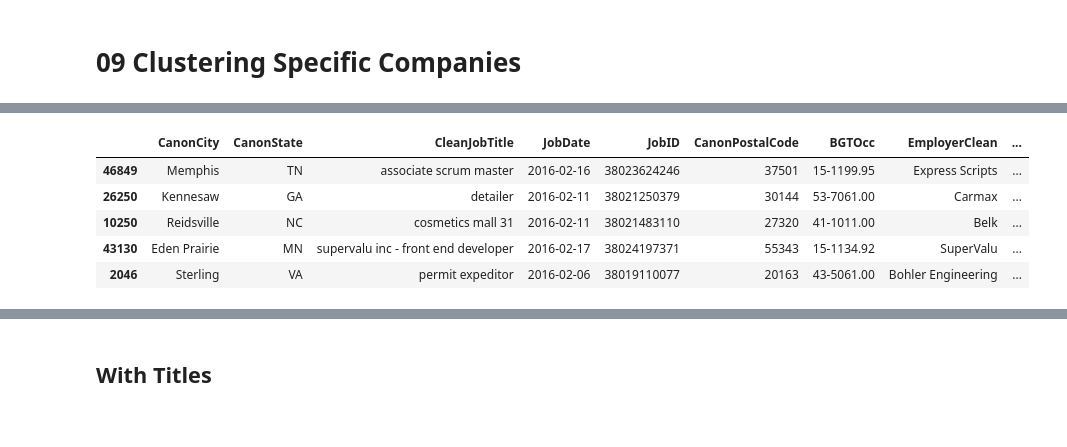
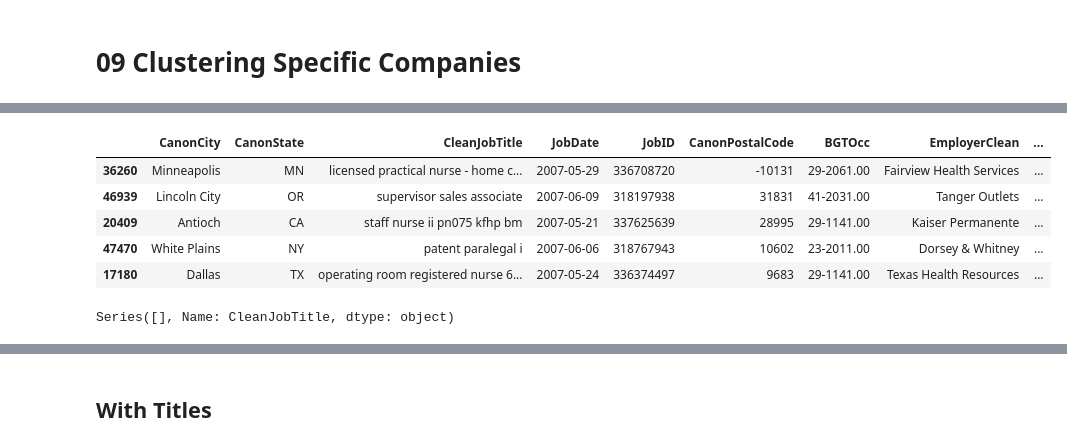
Before and after one commit to ramonprz01/bg-insead-project, a Jupyter notebook: analysis/approach_8/09_kmeans.ipynb, the cells around one changed output, grey strips where cells are left out. Drawn from its saved outputs; the diff is of its cells as text; code cells hidden in the pictures.

```diff
--- a/analysis/approach_8/09_kmeans.ipynb
+++ b/analysis/approach_8/09_kmeans.ipynb
@@ -25,10 +26,10 @@ csv.field_size_limit(10000000)
 # %%
 client = Client(processes=False)
 # %%
-path = '~/Dropbox/Burning Glass/Data/companies_76k/filtered_data_16/'
+path = '~/Dropbox/Burning Glass/Data/companies_76k/filtered_data_07/'
 path_out = '~/Dropbox/Burning Glass/Analysis/approach_8'
-num = 16
-fil_num = '06'
+num = 7
+fil_num = '05'
 # %%
 col_names = ['JobID', 'CleanJobTitle', 'CanonCity', 'CanonState', 'CanonPostalCode',
              'BGTOcc', 'clean_text', 'EmployerClean', 'JobDate']
@@ -43,11 +44,17 @@ to_remove = ['Assistant Manager', 'Deputy Manager', 'Manager', 'Senior Manager',
              'President', 'Chief']
 to_remove_low = [word.lower() for word in to_remove]
 # %%
-def remove_titles(doc):
-    tokens = nltk.word_tokenize(doc)
-    filtered_tokens = [token for token in tokens if token not in to_remove_low]
-    clean = ' '.join(filtered_tokens)
-    return clean
+def remove_titles(array: pd.Series, list_of_words: List[str]) -> pd.Series:
+    """
+    This function takes in a pandas series containing string and a
+    list of words with the words to remove from the series. It returns
+    the clean series back.
+    """
+
+    for word in list_of_words:
+        array = array.str.lower().str.replace(word, '')
+
+    return array
 
 def normalize_doc(doc):
     """
@@ -109,17 +116,9 @@ df.head()
 %%time
 
 X_train, y_test = train_test_split(df, test_size=.2, random_state=42, shuffle=True)
-
 X_train_2, y_test_2 = X_train.copy(), y_test.copy()
 
-# %%time
-
-# X_train_2['CleanJobTitle'] = X_train_2['CleanJobTitle'].str.lower().apply(lambda x: remove_titles(x, to_remove_low))
-# y_test_2['CleanJobTitle'] = y_test_2['CleanJobTitle'].str.lower().apply(lambda x: remove_titles(x, to_remove_low))
-# X_train_2.head(10)
-
-rm_titles = np.vectorize(remove_titles)
-X_train_2['CleanJobTitle'] = rm_titles(X_train_2['CleanJobTitle'].str.lower().values)
-y_test_2['CleanJobTitle'] = rm_titles(y_test_2['CleanJobTitle'].str.lower().values)
+X_train_2['CleanJobTitle'] = remove_titles(X_train_2['CleanJobTitle'], to_remove_low)
+y_test_2['CleanJobTitle'] = remove_titles(y_test_2['CleanJobTitle'], to_remove_low)
 y_test_2.head()
 # %% [output]
@@ -128,6 +127,10 @@ Wall time: 7.56 s
 |  | CanonCity | CanonState | CleanJobTitle | JobDate | JobID | CanonPostalCode | BGTOcc | EmployerClean | ... |
-| 46849 | Memphis | TN | associate scrum master | 2016-02-16 | 38023624246 | 37501 | 15-1199.95 | Express Scripts | ... |
-| 26250 | Kennesaw | GA | detailer | 2016-02-11 | 38021250379 | 30144 | 53-7061.00 | Carmax | ... |
-| 10250 | Reidsville | NC | cosmetics mall 31 | 2016-02-11 | 38021483110 | 27320 | 41-1011.00 | Belk | ... |
-| 43130 | Eden Prairie | MN | supervalu inc - front end developer | 2016-02-17 | 38024197371 | 55343 | 15-1134.92 | SuperValu | ... |
-| 2046 | Sterling | VA | permit expeditor | 2016-02-06 | 38019110077 | 20163 | 43-5061.00 | Bohler Engineering | ... |
+| 36260 | Minneapolis | MN | licensed practical nurse - home c... | 2007-05-29 | 336708720 | -10131 | 29-2061.00 | Fairview Health Services | ... |
+| 46939 | Lincoln City | OR | supervisor sales associate | 2007-06-09 | 318197938 | 31831 | 41-2031.00 | Tanger Outlets | ... |
+| 20409 | Antioch | CA | staff nurse ii pn075 kfhp bm | 2007-05-21 | 337625639 | 28995 | 29-1141.00 | Kaiser Permanente | ... |
+| 47470 | White Plains | NY | patent paralegal i | 2007-06-06 | 318767943 | 10602 | 23-2011.00 | Dorsey & Whitney | ... |
+| 17180 | Dallas | TX | operating room registered nurse 6... | 2007-05-24 | 336374497 | 9683 | 29-1141.00 | Texas Health Resources | ... |
+# %%
+X_train_2.loc[X_train_2.CleanJobTitle.str.contains('manager'), 'CleanJobTitle']
+# %% [output]
+Series([], Name: CleanJobTitle, dtype: object)
```
Also changed, not shown: parts of 11 cells of this notebook.
